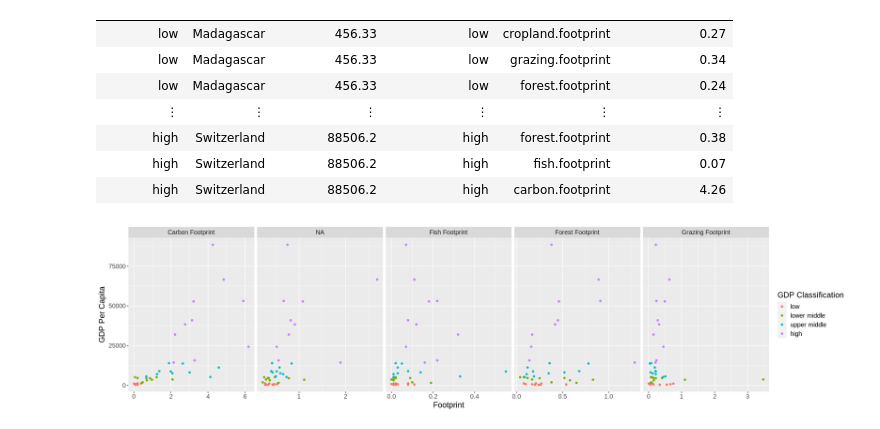
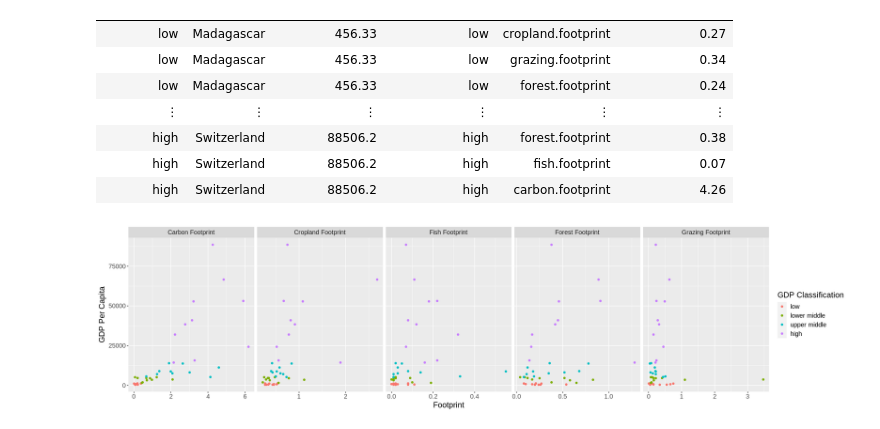
Before and after one commit to tsabkuro/EcoFoot, a Jupyter notebook: report.ipynb, the cells around one changed output. Cells and saved outputs as stored; diff of their text form; code cells hidden in the pictures.

```diff
--- a/report.ipynb
+++ b/report.ipynb
@@ -266,21 +279,21 @@ A tibble: 200 × 6
 # %%
 options(repr.plot.width = 20, repr.plot.height = 5)
 
 footprint_labels <- c(carbon.footprint = "Carbon Footprint",
-                      cropland.footprin = "Cropland Footprint",
+                      cropland.footprint = "Cropland Footprint",
                       fish.footprint = "Fish Footprint",
                       forest.footprint = "Forest Footprint",
                       grazing.footprint = "Grazing Footprint")
 
 footprint_gdp_graphs <- prediction_long %>%
    ggplot(aes(x = footprint.value, y = gdp.per.capita)) +
    geom_point(aes(colour = GDP_classified)) +
    labs(x = "Footprint", y = "GDP Per Capita", colour = "GDP Classification") +
    facet_grid(~ footprint.name,
               scales = "free",
               labeller = labeller(footprint.name = footprint_labels)) +
    theme(text = element_text(size=15))
 
 footprint_gdp_graphs
 # %% [output]
-[figure, old version]
+[figure, new version]
```
Also changed, not shown: parts of 4 cells of this notebook.
